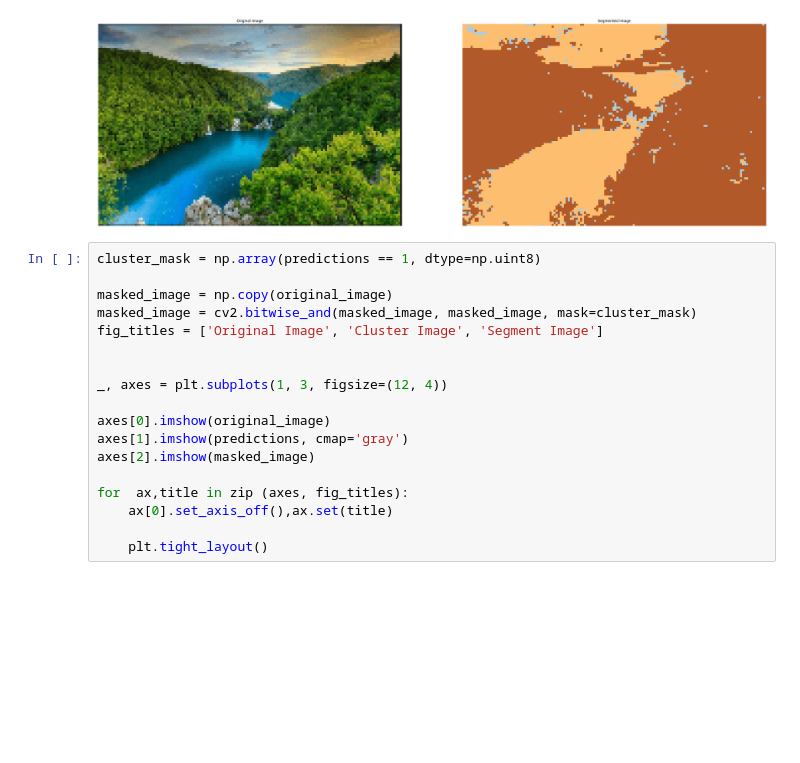
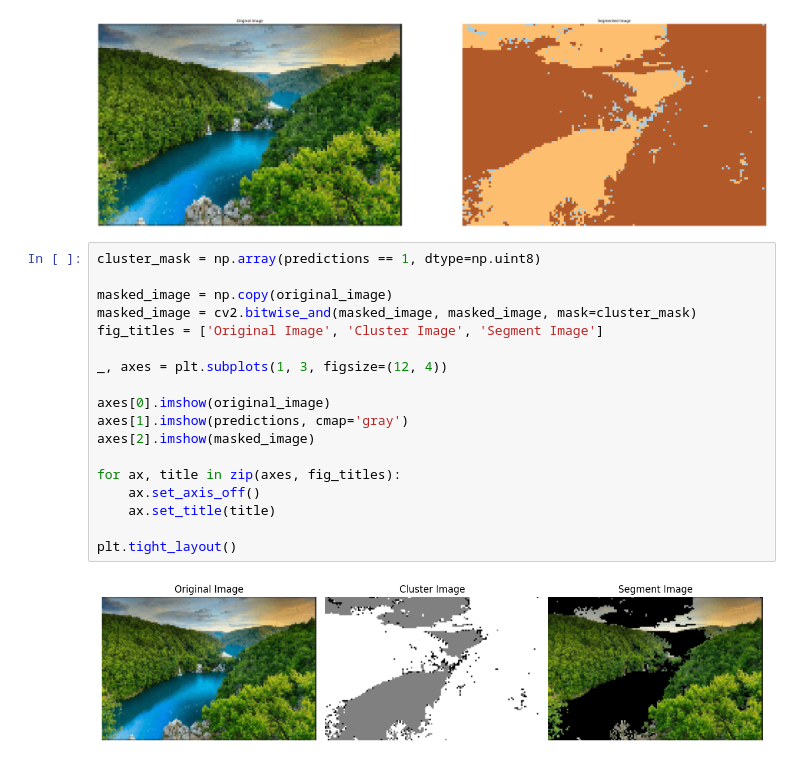
Before and after one commit to brahiangiraldo/machine_learning, a Jupyter notebook: Sem_07/DBSCAN.ipynb, the cells around one changed output. Cells and saved outputs as stored; diff of their text form; blank space fills up the shorter version.

```diff
--- a/Sem_07/DBSCAN.ipynb
+++ b/Sem_07/DBSCAN.ipynb
@@ -134,18 +134,20 @@ Text(0.5, 1.0, 'Segmented Image')
 # %%
 cluster_mask = np.array(predictions == 1, dtype=np.uint8)
 
 masked_image = np.copy(original_image)
 masked_image = cv2.bitwise_and(masked_image, masked_image, mask=cluster_mask)
 fig_titles = ['Original Image', 'Cluster Image', 'Segment Image']
 
-
 _, axes = plt.subplots(1, 3, figsize=(12, 4))
 
 axes[0].imshow(original_image)
 axes[1].imshow(predictions, cmap='gray')
 axes[2].imshow(masked_image)
 
-for  ax,title in zip (axes, fig_titles):
-    ax[0].set_axis_off(),ax.set(title)
+for ax, title in zip(axes, fig_titles):
+    ax.set_axis_off()
+    ax.set_title(title)
 
-    plt.tight_layout()
+plt.tight_layout()
+# %% [output]
+[figure, added]
```
Also changed, not shown: 2 other files.
